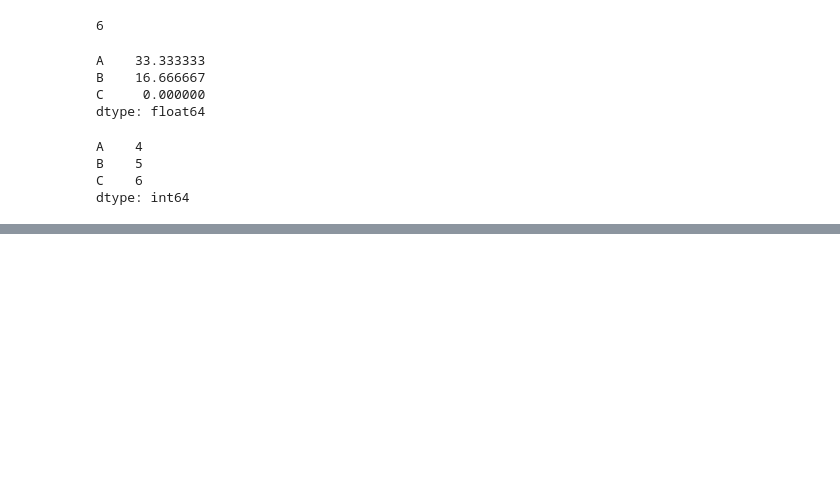
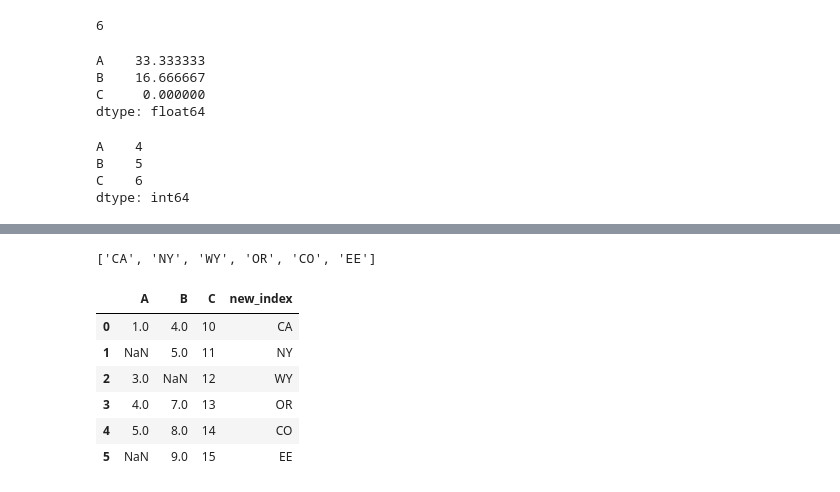
Before and after one commit to SriRamK345/Pandas_lib, a Jupyter notebook: Pandas.ipynb, the cells around one changed output, grey strips where cells are left out. Drawn from its saved outputs; the diff is of its cells as text; code cells hidden in the pictures; blank space fills up the shorter version.

```diff
--- a/Pandas.ipynb
+++ b/Pandas.ipynb
@@ -457,0 +558,3 @@ dtype: int64
+# %%
+df3.reset_index(drop=True,inplace=True)
+df3
@@ -457,0 +569,17 @@ dtype: int64
+# %%
+new_ind = 'CA NY WY OR CO EE'.split()
+new_ind
+# %% [output]
+['CA', 'NY', 'WY', 'OR', 'CO', 'EE']
+# %%
+df3["new_index"]= new_ind
+# %%
+df3
+# %% [output]
+|  | A | B | C | new_index |
+| 0 | 1.0 | 4.0 | 10 | CA |
+| 1 | NaN | 5.0 | 11 | NY |
+| 2 | 3.0 | NaN | 12 | WY |
+| 3 | 4.0 | 7.0 | 13 | OR |
+| 4 | 5.0 | 8.0 | 14 | CO |
+| 5 | NaN | 9.0 | 15 | EE |
```
Also changed, not shown: parts of 22 cells of this notebook.
